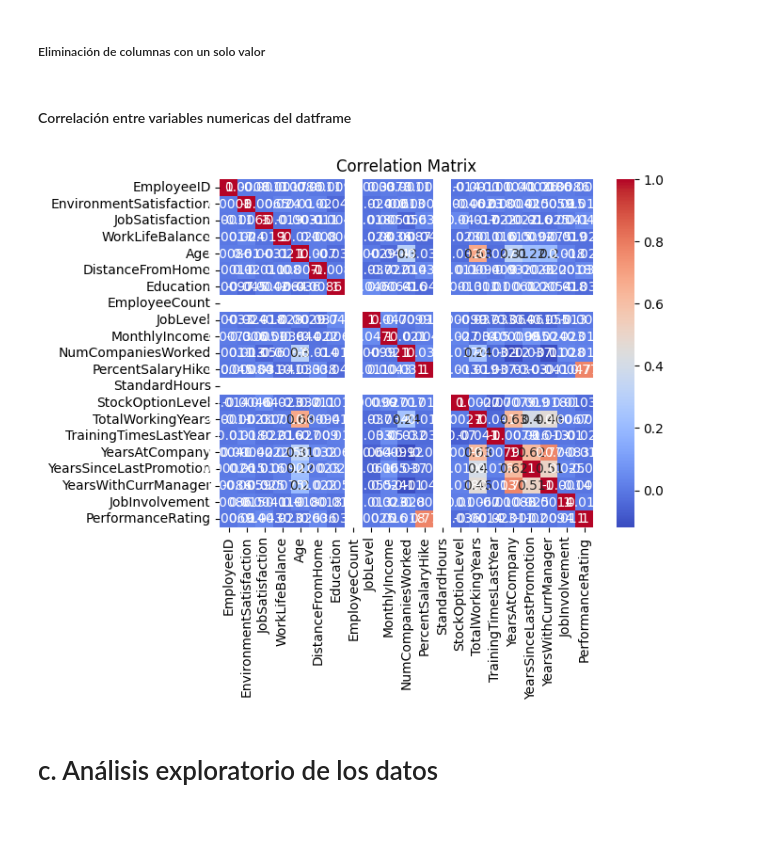
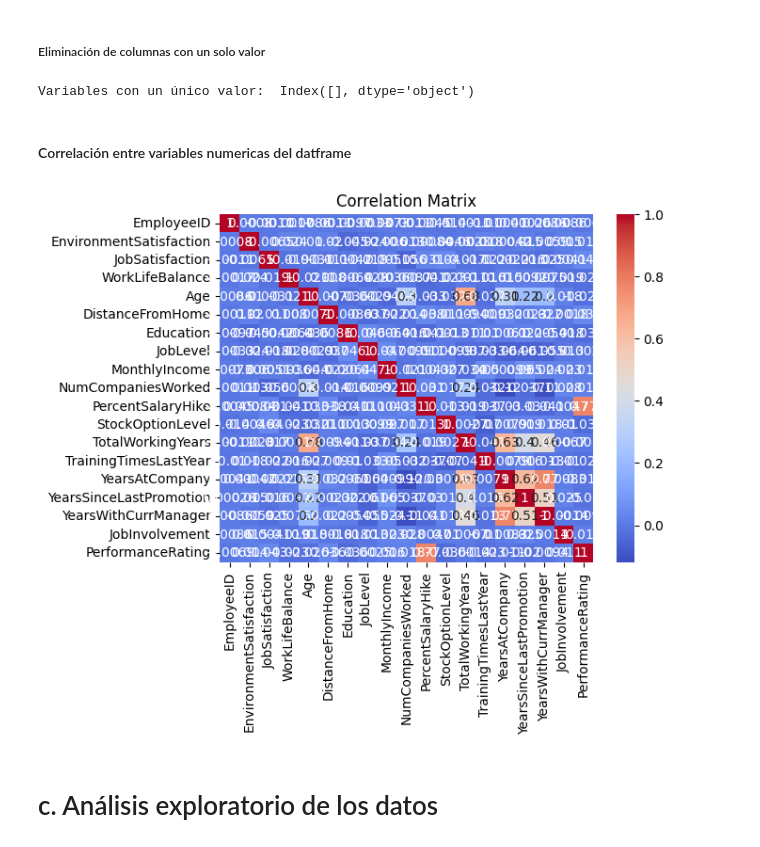
Before and after one commit to Nat280200/PROYECTO_ANALITICA_II, a Jupyter notebook: Entrega_uno.ipynb, the cells around one changed output. Cells and saved outputs as stored; diff of their text form; code cells hidden in the pictures.

```diff
--- a/Entrega_uno.ipynb
+++ b/Entrega_uno.ipynb
@@ -199,17 +187,25 @@ df[['EmployeeCount', 'Over18', 'StandardHours']]
 # %% [markdown]
 ##### Eliminación de columnas con un solo valor
+# %%
+df_1 = df.drop(["EmployeeCount", "Over18", "StandardHours"], axis=1)
+
+nunique_values = df_1.nunique()
+single_value_columns = nunique_values[nunique_values == 1].index
+print("Variables con un único valor: ", single_value_columns)
+# %% [output]
+Variables con un único valor:  Index([], dtype='object')
 # %% [markdown]
 #### Correlación entre variables numericas del datframe
 # %%
-df_numericas = df.select_dtypes(include=[np.number])
+df_numericas = df_1.select_dtypes(include=[np.number])
 
 correlation_matrix = df_numericas.corr()
 
 sns.heatmap(correlation_matrix, annot=True, cmap="coolwarm")
 plt.title("Correlation Matrix")
 plt.show()
 # %% [output]
-[figure, old version]
+[figure, new version]
 # %% [markdown]
 # c. Análisis exploratorio de los datos
 # %% [markdown]
```
Also changed, not shown: parts of 2 cells of this notebook.
